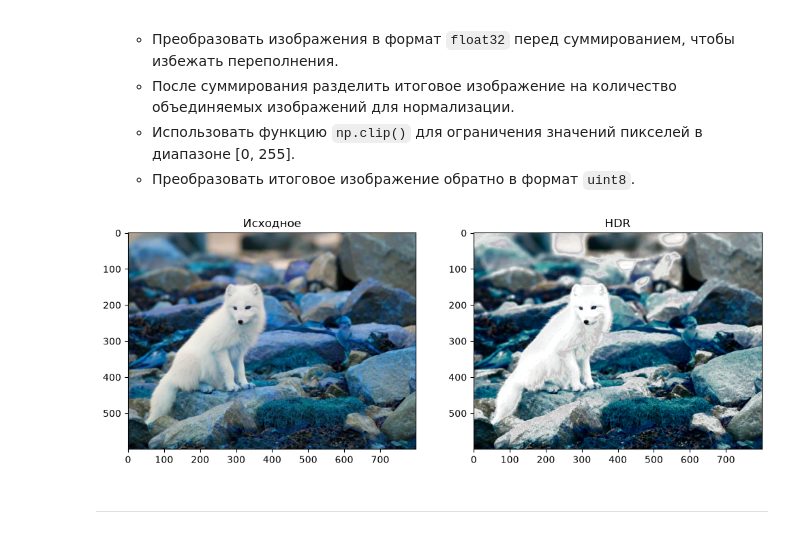
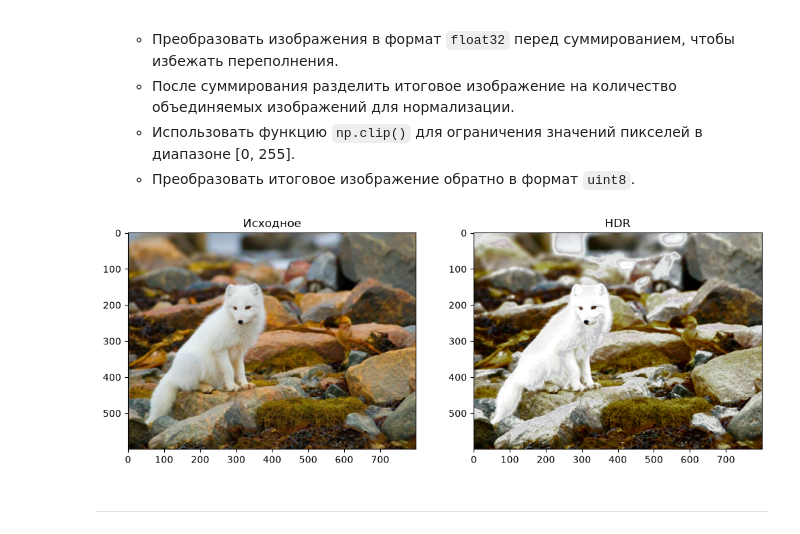
Before and after one commit to Calrission/MIIGAIK-Image-Processing, a Jupyter notebook: Практическая_работа_№4_Основные_методы_OpenCV_Часть_№2.ipynb, the cells around one changed output. Saved outputs shown, nothing was run; the diff lists cells and outputs as text; code cells hidden in the pictures.

```diff
--- a/Практическая_работа_№4_Основные_методы_OpenCV_Часть_№2.ipynb
+++ b/Практическая_работа_№4_Основные_методы_OpenCV_Часть_№2.ipynb
@@ -421,36 +421,36 @@ print(df)
 # %%
 import cv2 as cv
 import numpy as np
 import matplotlib.pyplot as plt
 
 
 def hdr(image):
     exposures = np.stack([
         cv.convertScaleAbs(image, alpha=0.5),
         image,
         cv.convertScaleAbs(image, alpha=1.5),
     ]).astype(np.float32)
     w = 1.0 - np.abs(exposures - 128.0) / 128.0 + 1e-6
     merged = np.clip((exposures * w).sum(0) / w.sum(0), 0, 255).astype(np.uint8)
     lab = cv.cvtColor(merged, cv.COLOR_BGR2LAB)
     l, a, b = cv.split(lab)
     result = cv.cvtColor(cv.merge([cv.equalizeHist(l), a, b]), cv.COLOR_LAB2BGR)
     return result
 
 
 image = fetch_image_by_url(url)
 result = hdr(image)
 
 plt.figure(figsize=(12, 6))
 plt.subplot(1, 2, 1)
-plt.imshow(cv.cvtColor(image, cv.COLOR_BGR2RGB))
+plt.imshow(image)
 plt.title("Исходное")
 plt.subplot(1, 2, 2)
-plt.imshow(cv.cvtColor(result, cv.COLOR_BGR2RGB))
+plt.imshow(result)
 plt.title("HDR")
 plt.show()
 # %% [output]
-[figure, old version]
+[figure, new version]
 # %% [markdown]
 ---
 # %% [markdown]
```
Also changed, not shown: parts of 12 cells of this notebook, 2 other files.
